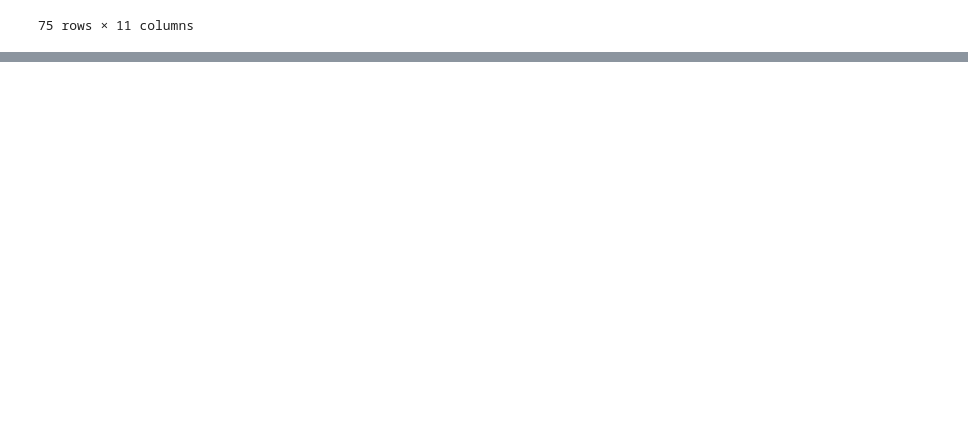
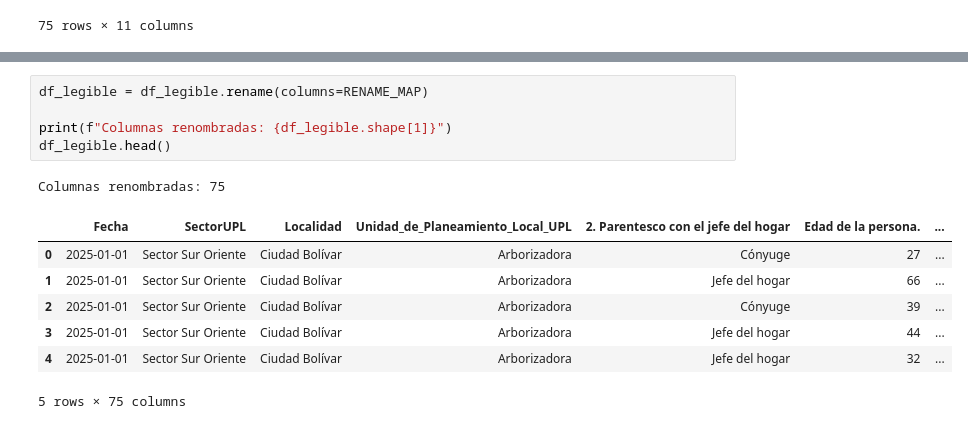
Before and after one commit to AnaTuPatrona/DataJamDistrital_Bogota2026, a Jupyter notebook: scripts/3_limpieza encuesta distrital de percepcion.ipynb, the cells around one changed output, grey strips where cells are left out. Drawn from its saved outputs; the diff is of its cells as text; blank space fills up the shorter version.

```diff
--- a/scripts/3_limpieza encuesta distrital de percepcion.ipynb
+++ b/scripts/3_limpieza encuesta distrital de percepcion.ipynb
@@ -385,0 +420,14 @@ df.describe(include='all').T
+# %%
+df_legible = df_legible.rename(columns=RENAME_MAP)
+
+print(f"Columnas renombradas: {df_legible.shape[1]}")
+df_legible.head()
+# %% [output]
+Columnas renombradas: 75
+|  | Fecha | SectorUPL | Localidad | Unidad_de_Planeamiento_Local_UPL | 2. Parentesco con el jefe del hogar | Edad de la persona. | ... |
+| 0 | 2025-01-01 | Sector Sur Oriente | Ciudad Bolívar | Arborizadora | Cónyuge | 27 | ... |
+| 1 | 2025-01-01 | Sector Sur Oriente | Ciudad Bolívar | Arborizadora | Jefe del hogar | 66 | ... |
+| 2 | 2025-01-01 | Sector Sur Oriente | Ciudad Bolívar | Arborizadora | Cónyuge | 39 | ... |
+| 3 | 2025-01-01 | Sector Sur Oriente | Ciudad Bolívar | Arborizadora | Jefe del hogar | 44 | ... |
+| 4 | 2025-01-01 | Sector Sur Oriente | Ciudad Bolívar | Arborizadora | Jefe del hogar | 32 | ... |
+5 rows × 75 columns
```
Also changed, not shown: parts of 6 cells of this notebook, 1 other file.
